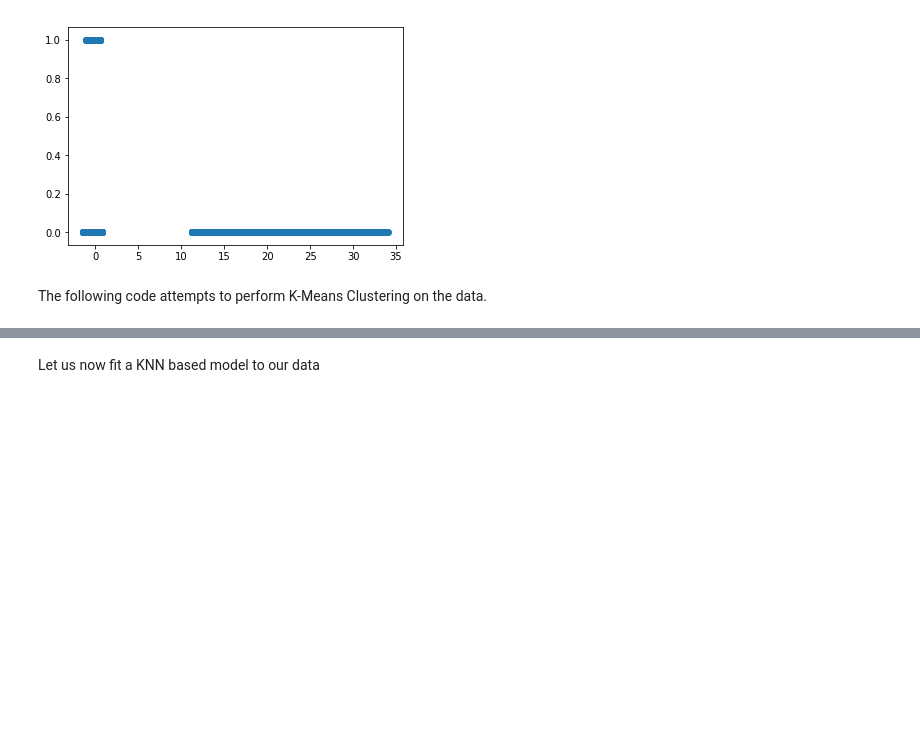
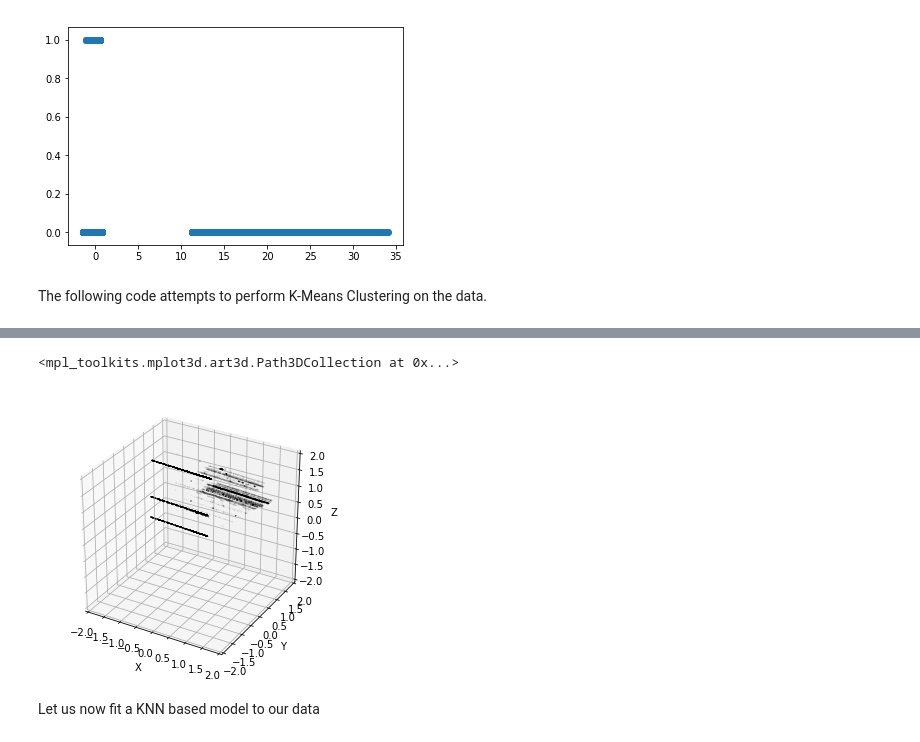
Before and after one commit to SwapneelM/cern-openlab, a Jupyter notebook: src/anomalyDetection.ipynb, the cells around one changed output, grey strips where cells are left out. Drawn from its saved outputs; the diff is of its cells as text; code cells hidden in the pictures; blank space fills up the shorter version.

Commit message:
added 3d visualization of data

```diff
--- a/src/anomalyDetection.ipynb
+++ b/src/anomalyDetection.ipynb
@@ -107,0 +109,3 @@ Modified dimensions of feature matrix:  (50000, 2)
+# %%
+svd_3 = TruncatedSVD(n_components=3)
+X_svd_3 = svd_3.fit_transform(X)
@@ -134,3 +145,27 @@ plt.scatter(X[:,0],X[:,1],c=k_means.labels_)
+# %%
+import numpy as np
+
+import matplotlib.pyplot as plt
+from mpl_toolkits.mplot3d import Axes3D
+
+# Prepare sample data - normally distributed
+vmin, vmax = -2, 2
+
+# Create figure, add subplot with 3d projection
+fig = plt.figure(figsize=(5,5))
+ax = fig.add_subplot(111, projection='3d')
+ax.set_xlabel("X")
+ax.set_ylabel("Y")
+ax.set_zlabel("Z")
+ax.set_xlim(vmin, vmax)
+ax.set_ylim(vmin, vmax)
+ax.set_zlim(vmin, vmax)
+
+# Plot the data cloud
+ax.scatter(X_svd_3[:, 0], X_svd_3[:, 1], X_svd_3[:, 2], s=.1, alpha=.05, color='k')
+# %% [output]
+<mpl_toolkits.mplot3d.art3d.Path3DCollection at 0x...>
+[figure, added]
 # %% [markdown]
 Let us now fit a KNN based model to our data
 # %%
```
Also changed, not shown: parts of 18 cells of this notebook, 1 other file.
